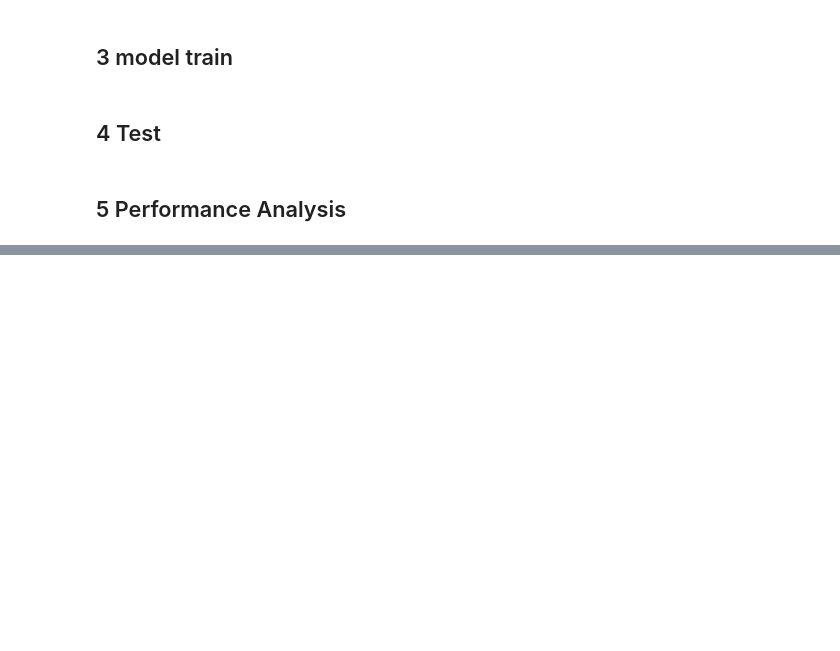
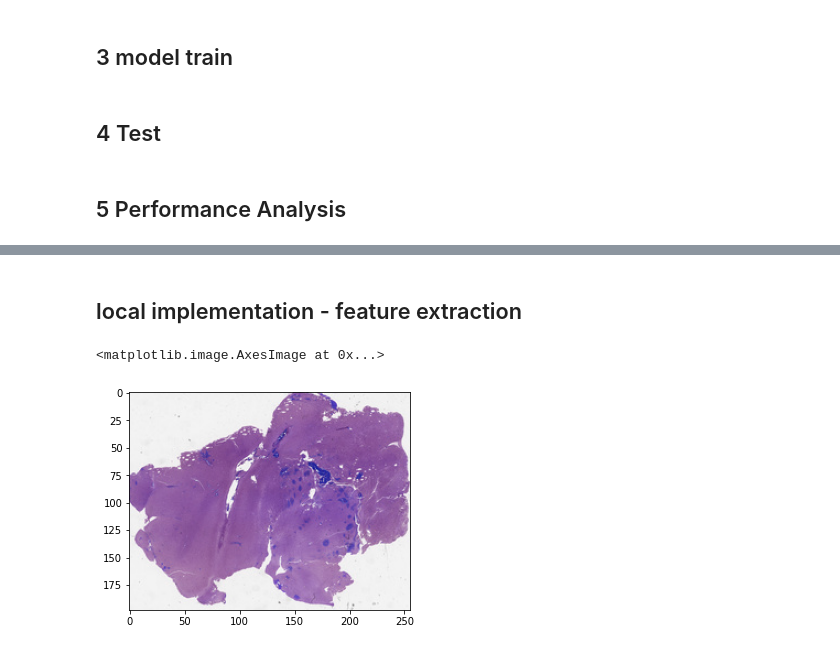
Before and after one commit to rchen25/oncok8s, a Jupyter notebook: pipelines/TCIA_GBM/kfp_build_pipeline_TCIA_GBM.ipynb, the cells around one changed output, grey strips where cells are left out. Saved outputs shown, nothing was run; the diff lists cells and outputs as text; code cells hidden in the pictures; blank space fills up the shorter version.

```diff
--- a/pipelines/TCIA_GBM/kfp_build_pipeline_TCIA_GBM.ipynb
+++ b/pipelines/TCIA_GBM/kfp_build_pipeline_TCIA_GBM.ipynb
@@ -671,0 +996,2 @@ kfp.compiler.Compiler().compile(
+# %% [markdown]
+## local implementation - feature extraction
@@ -671,0 +1046,5 @@ kfp.compiler.Compiler().compile(
+# %%
+plt.imshow(img)
+# %% [output]
+<matplotlib.image.AxesImage at 0x...>
+[figure, added]
```
Also changed, not shown: parts of 19 cells of this notebook.
